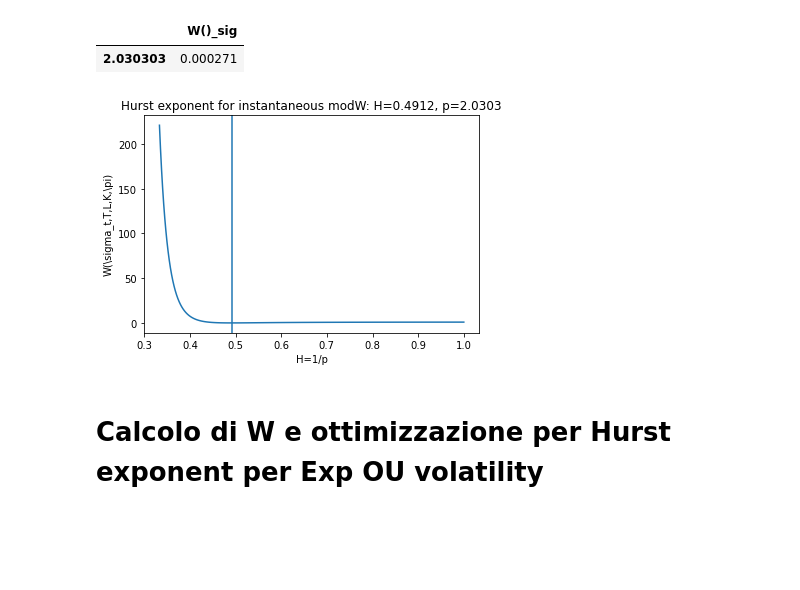
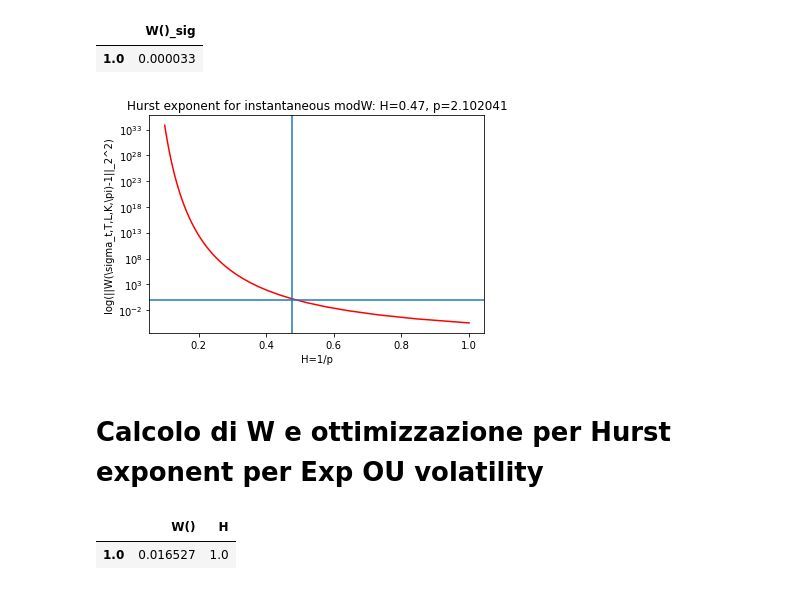
Before and after one commit to macrandrea/RoughVolArtOrArtefact, a Jupyter notebook: Hurst_P-varGIT.ipynb, the cells around one changed output. Saved outputs shown, nothing was run; the diff lists cells and outputs as text; code cells hidden in the pictures; blank space fills up the shorter version.

```diff
--- a/Hurst_P-varGIT.ipynb
+++ b/Hurst_P-varGIT.ipynb
@@ -15,21 +15,19 @@ Calcolo di W e ottimizzazione per Hurst exponent per Modulus Wiener volatility
 
 s=em.gbm_mod(100,1,23400)
 r2=em.calcolaRendimenti(s[0],len(s[0]))
-f=em.realVol(r2,10,23400)
-#f=em.RV(s[0],len(s[0]))
+f=em.realVol(r2,300,23400)
 diff=np.zeros(len(f))
 for i in range(len(f)):
     diff[i]=(s[1][i]-f[i])
-#r2=em.calcolaRendimenti(s[0],len(s[0]))
 # %%
-#REALIZED VOL PER MOD
+#REALIZED VOL PER MOD #NOISE
 P=np.linspace(1,10)
 w=np.zeros(len(P))
 Hrmod=[]
 for p in range(len(P)):
     Hrmod.append(1/P[p])
 for p in range(len(P)):
-    w[p]=np.linalg.norm(em.W(f,2339,30,P[p])-1)**2
+    w[p]=np.linalg.norm(em.calcW(f,76,P[p]))**2
 min(w)
 data=pd.DataFrame(w,index=Hrmod,columns=['W()'])
 data['P']=P
@@ -52,0 +48,13 @@ plt.show()
+# %%
+#REALIZED VOL PER MOD #DENOISED
+P=np.linspace(1,15)
+w=np.zeros(len(P))
+HrmodNon=[]
+for p in range(len(P)):
+    HrmodNon.append(1/P[p])
+for p in range(len(P)):
+    w[p]=np.linalg.norm(em.W_1(f,len(f),10,P[p]))**2
+min(w)
+data=pd.DataFrame(w,index=HrmodNon,columns=['W()'])
+data['P']=P
+data[ data['W()'] <= min(w) ]
@@ -53,30 +74,28 @@ plt.show()
 # %%
 #INSTANT VOL PER MOD
-P=np.linspace(1,3,100)
+P=np.linspace(1,10)
 w=np.zeros(len(P))
 Hrsig=[]
 for p in range(len(P)):
     Hrsig.append(1/P[p])
 for p in range(len(P)):
-    w[p]=np.linalg.norm(em.W_1(s[1],23398,300,P[p])-1)**2
+    w[p]=np.linalg.norm(em.calcW(s[1],23399,P[p]))**2
 min(w)
 datasig=pd.DataFrame(w,index=P,columns=['W()_sig'])
 datasig[ datasig['W()_sig'] == min(w) ]
 # %% [output]
 |  | W()_sig |
-| 2.030303 | 0.000271 |
+| 1.0 | 0.000033 |
 # %%
-#torna perchè il minimo è 2? NI
-plt.plot(Hrsig,w)
+plt.semilogy(Hrsig,w,'r')
 plt.xlabel('H=1/p')
-plt.ylabel('W(\sigma_t,T,L,K,\pi)')
-plt.title('Hurst exponent for instantaneous modW: H=0.4912, p=2.0303')
-#plt.axis([0.3, 0.8, -0.005, 1.2])
-plt.axvline(x=1/2.030303, ymin=0.0, ymax=7)
-
+plt.ylabel('log(W(\sigma_t,T,L,K,\pi))')
+plt.title('Hurst exponent for instantaneous modW: H=0.47, p=2.102041')
+plt.axvline(x=1/2.102041, ymin=0.0, ymax=7)
+plt.axhline(y=1)
 plt.show()
 # %% [output]
-[figure, old version]
+[figure, new version]
 # %% [markdown]
 Calcolo di W e ottimizzazione per Hurst exponent per Exp OU volatility
  =======
@@ -89,3 +107,19 @@ fOU=em.realVol(r2,10,23400)
 diff=np.zeros(len(f))
 for i in range(len(f)):
     diff[i]=(s[1][i]-f[i])
+# %%
+#No noise
+P=np.linspace(1,10)
+w=np.zeros(len(P))
+Hrouno=[]
+for p in range(len(P)):
+    Hrouno.append(1/P[p])
+for p in range(len(P)):
+    w[p]=np.linalg.norm(em.calcW(fOU,76,P[p]))**2
+min(w)
+dataOU=pd.DataFrame(w,index=P,columns=['W()'])
+dataOU['H']=Hrouno
+dataOU[ dataOU['W()'] <= min(w)]
+# %% [output]
+|  | W() | H |
+| 1.0 | 0.016527 | 1.0 |
```
Also changed, not shown: parts of 14 cells of this notebook, 7 other files.
